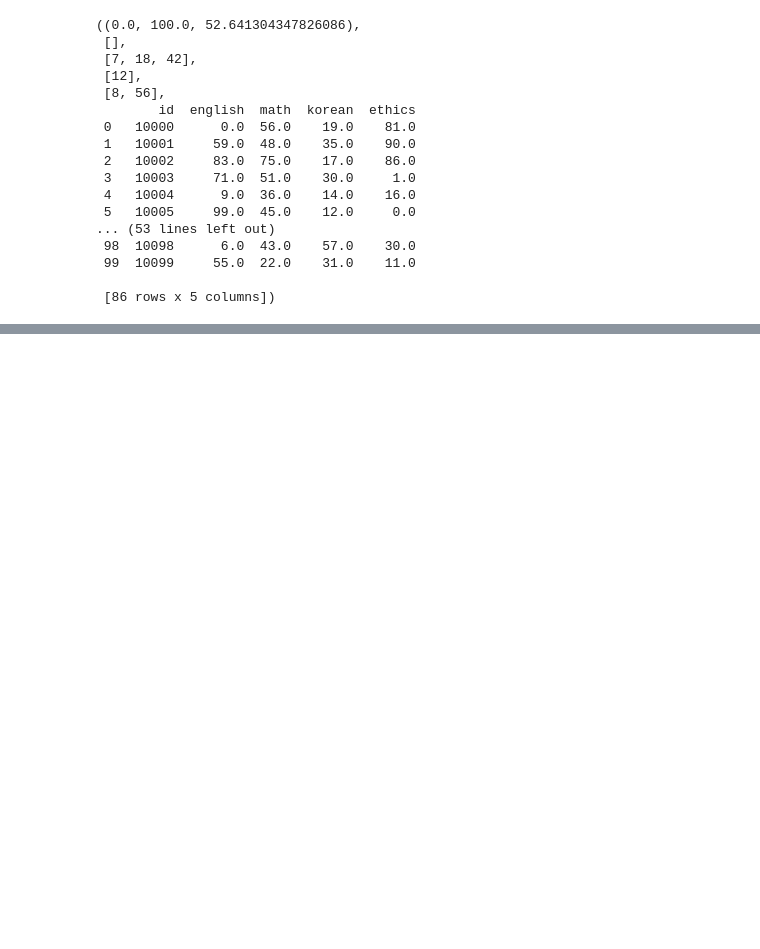
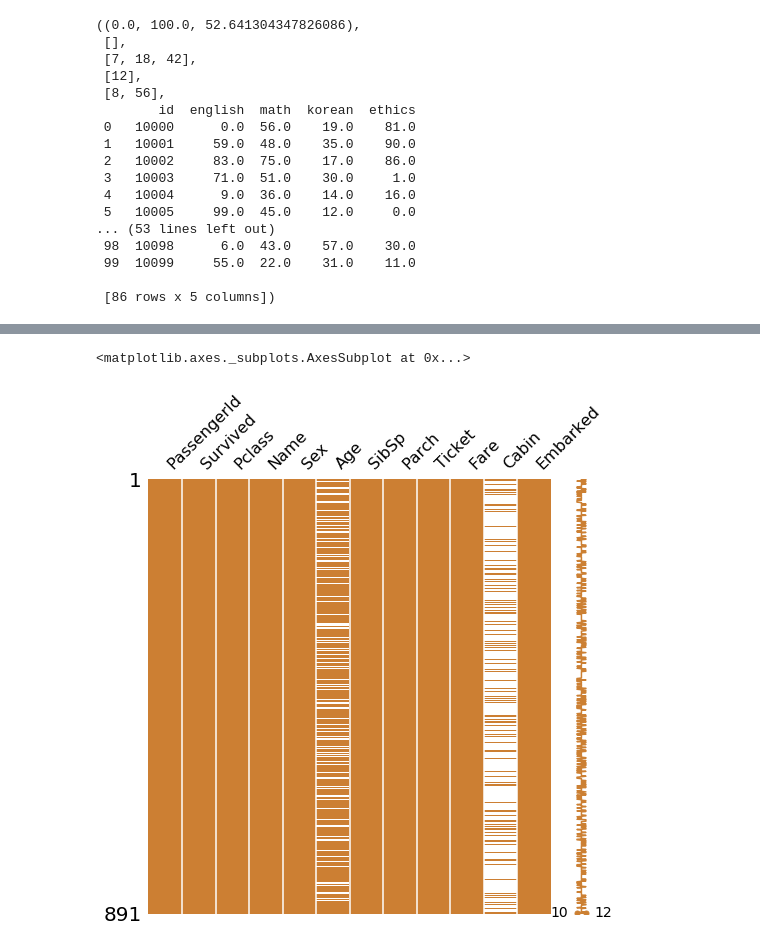
Before and after one commit to herbwood/study_datascience, a Jupyter notebook: yangjaehub/03.EDA.ipynb, the cells around one changed output, grey strips where cells are left out. Drawn from its saved outputs; the diff is of its cells as text; code cells hidden in the pictures; blank space fills up the shorter version.

```diff
--- a/yangjaehub/03.EDA.ipynb
+++ b/yangjaehub/03.EDA.ipynb
@@ -407,0 +411,5 @@ memory usage: 4.0 KB
+# %%
+import numpy as np
+import pandas as pd
+df_train = pd.read_csv('train.csv')
+df_test = pd.read_csv('test.csv')
@@ -407,0 +482,7 @@ memory usage: 4.0 KB
+# %%
+import missingno as msno
+import matplotlib.pyplot as plt
+msno.matrix(df=df_train.iloc[:,:],figsize=(8,8), color=(0.8, 0.5, 0.2))
+# %% [output]
+<matplotlib.axes._subplots.AxesSubplot at 0x...>
+[figure, added]
```
Also changed, not shown: parts of 14 cells of this notebook.
